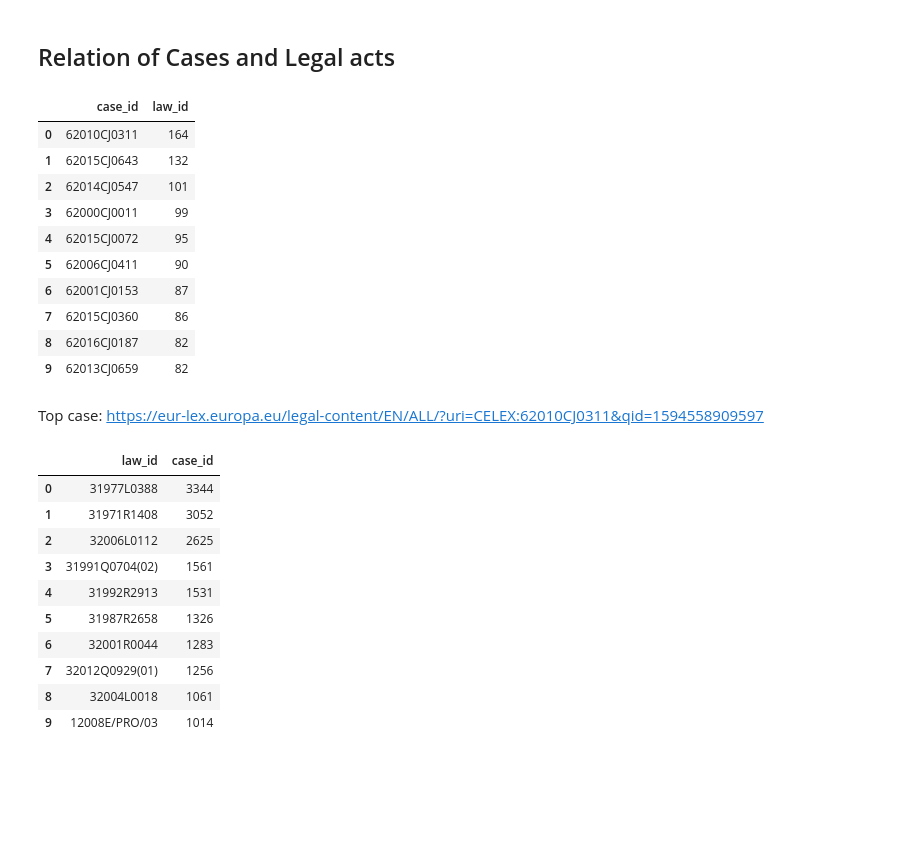
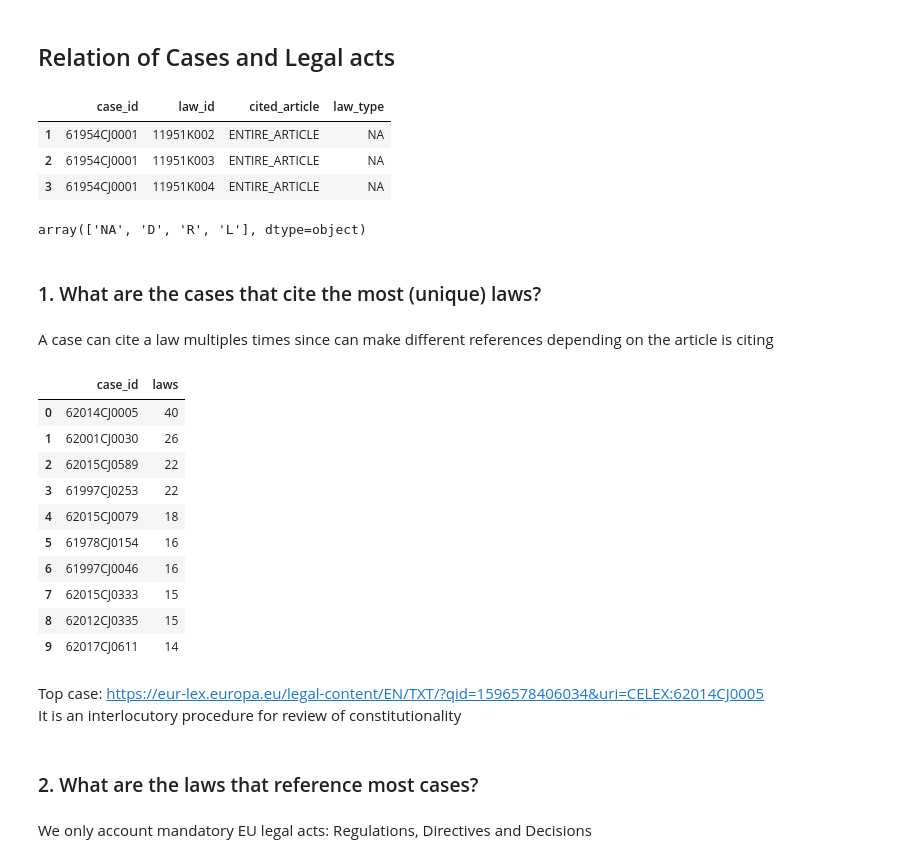
Before and after one commit to maastrichtlawtech/sleeping-beauties-case-law, a Jupyter notebook: notebooks/Cases_and_legal_acts.ipynb, the cells around one changed output. Cells and saved outputs as stored; diff of their text form; code cells hidden in the pictures; blank space fills up the shorter version.

```diff
--- a/notebooks/Cases_and_legal_acts.ipynb
+++ b/notebooks/Cases_and_legal_acts.ipynb
@@ -6,0 +5,22 @@ cases_laws = pd.read_csv('../datasets/cjeu_cited_laws.csv')
+# %%
+cases_laws = pd.read_csv('../datasets/cjeu_cited_laws.csv')
+
+#### Labeling Regulations, Directives and Decisions
+cases_laws['law_type'] = ['R' if ('R' in i) else 'L' if ('L' in i) else 'D' if ('D' in i) else 'NA' for i in cases_laws.law_id]
+filtr = [l for l in cases_laws.law_id if len(l) <= 12]
+cases_laws = cases_laws[cases_laws.law_id.isin(filtr)]
+# %%
+cases_laws.head(3)
+# %% [output]
+|  | case_id | law_id | cited_article | law_type |
+| 1 | 61954CJ0001 | 11951K002 | ENTIRE_ARTICLE | NA |
+| 2 | 61954CJ0001 | 11951K003 | ENTIRE_ARTICLE | NA |
+| 3 | 61954CJ0001 | 11951K004 | ENTIRE_ARTICLE | NA |
+# %%
+cases_laws.law_type.unique()
+# %% [output]
+array(['NA', 'D', 'R', 'L'], dtype=object)
+# %% [markdown]
+### 1. What are the cases that cite the most (unique) laws?
+# %% [markdown]
+A case can cite a law multiples times since can make different references depending on the article is citing
@@ -7,42 +32,38 @@ cases_laws = pd.read_csv('../datasets/cjeu_cited_laws.csv')
 # %%
 # Cases that cite the most laws
-cases_laws\
+cases_count = cases_laws\
+    .drop_duplicates(subset='law_id', keep="last")\
     .groupby('case_id')\
     .count()['law_id']\
     .sort_values(ascending=False)\
     .reset_index()\
-    .head(10)
+    .rename(columns={'law_id':'laws'})
+cases_count.head(10)
 # %% [output]
-|  | case_id | law_id |
-| 0 | 62010CJ0311 | 164 |
-| 1 | 62015CJ0643 | 132 |
-| 2 | 62014CJ0547 | 101 |
-| 3 | 62000CJ0011 | 99 |
-| 4 | 62015CJ0072 | 95 |
-| 5 | 62006CJ0411 | 90 |
-| 6 | 62001CJ0153 | 87 |
-| 7 | 62015CJ0360 | 86 |
-| 8 | 62016CJ0187 | 82 |
-| 9 | 62013CJ0659 | 82 |
+|  | case_id | laws |
+| 0 | 62014CJ0005 | 40 |
+| 1 | 62001CJ0030 | 26 |
+| 2 | 62015CJ0589 | 22 |
+| 3 | 61997CJ0253 | 22 |
+| 4 | 62015CJ0079 | 18 |
+| 5 | 61978CJ0154 | 16 |
+| 6 | 61997CJ0046 | 16 |
+| 7 | 62015CJ0333 | 15 |
+| 8 | 62012CJ0335 | 15 |
+| 9 | 62017CJ0611 | 14 |
 # %% [markdown]
-Top case: https://eur-lex.europa.eu/legal-content/EN/ALL/?uri=CELEX:62010CJ0311&qid=1594558909597
+Top case: https://eur-lex.europa.eu/legal-content/EN/TXT/?qid=1596578406034&uri=CELEX:62014CJ0005
+It is an interlocutory procedure for review of constitutionality
+# %% [markdown]
+### 2. What are the laws that reference most cases?
+# %% [markdown]
+We only account mandatory EU legal acts: Regulations, Directives and Decisions
 # %%
 # Laws that are most cited by cases
-cases_laws\
-    .groupby('law_id')\
+laws_count = cases_laws[(cases_laws['law_type'] == 'R') | (cases_laws['law_type'] == 'L') | (cases_laws['law_type'] == 'D')]\
+    .drop_duplicates(subset='case_id', keep="last")\
+    .groupby(['law_id','law_type'])\
     .count()['case_id']\
     .sort_values(ascending=False)\
     .reset_index()\
-    .head(10)
+    .rename(columns={'case_id':'cases'})
-# %% [output]
-|  | law_id | case_id |
-| 0 | 31977L0388 | 3344 |
-| 1 | 31971R1408 | 3052 |
-| 2 | 32006L0112 | 2625 |
-| 3 | 31991Q0704(02) | 1561 |
-| 4 | 31992R2913 | 1531 |
-| 5 | 31987R2658 | 1326 |
-| 6 | 32001R0044 | 1283 |
-| 7 | 32012Q0929(01) | 1256 |
-| 8 | 32004L0018 | 1061 |
-| 9 | 12008E/PRO/03 | 1014 |
```
Also changed, not shown: parts of 9 cells of this notebook, 3 other files.
